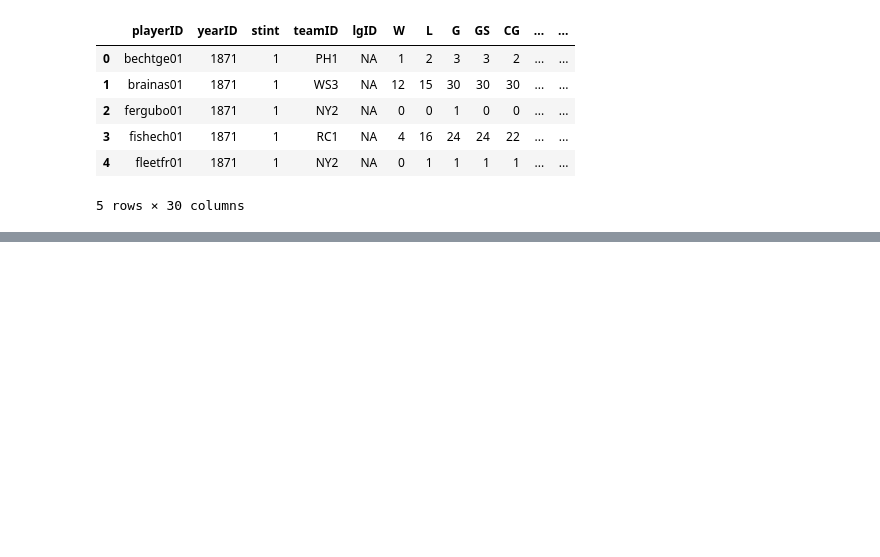
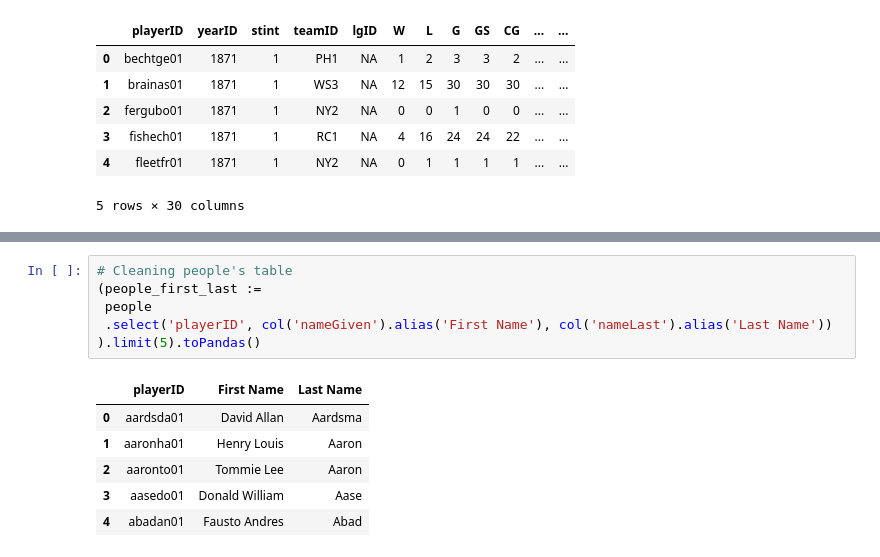
Before and after one commit to ShoSato-047/DSCI_326_module_4_lazy_operations, a Jupyter notebook: 4_3_data_verbs_in_pyspark.ipynb, the cells around one changed output, grey strips where cells are left out. Saved outputs shown, nothing was run; the diff lists cells and outputs as text; blank space fills up the shorter version.

```diff
--- a/4_3_data_verbs_in_pyspark.ipynb
+++ b/4_3_data_verbs_in_pyspark.ipynb
@@ -600,0 +630,13 @@ Determine all the players that have hit more than 40 home runs in a season in th
+# %%
+# Cleaning people's table
+(people_first_last :=
+ people
+ .select('playerID', col('nameGiven').alias('First Name'), col('nameLast').alias('Last Name'))
+).limit(5).toPandas()
+# %% [output]
+|  | playerID | First Name | Last Name |
+| 0 | aardsda01 | David Allan | Aardsma |
+| 1 | aaronha01 | Henry Louis | Aaron |
+| 2 | aaronto01 | Tommie Lee | Aaron |
+| 3 | aasedo01 | Donald William | Aase |
+| 4 | abadan01 | Fausto Andres | Abad |
```
Also changed, not shown: parts of 5 cells of this notebook.
